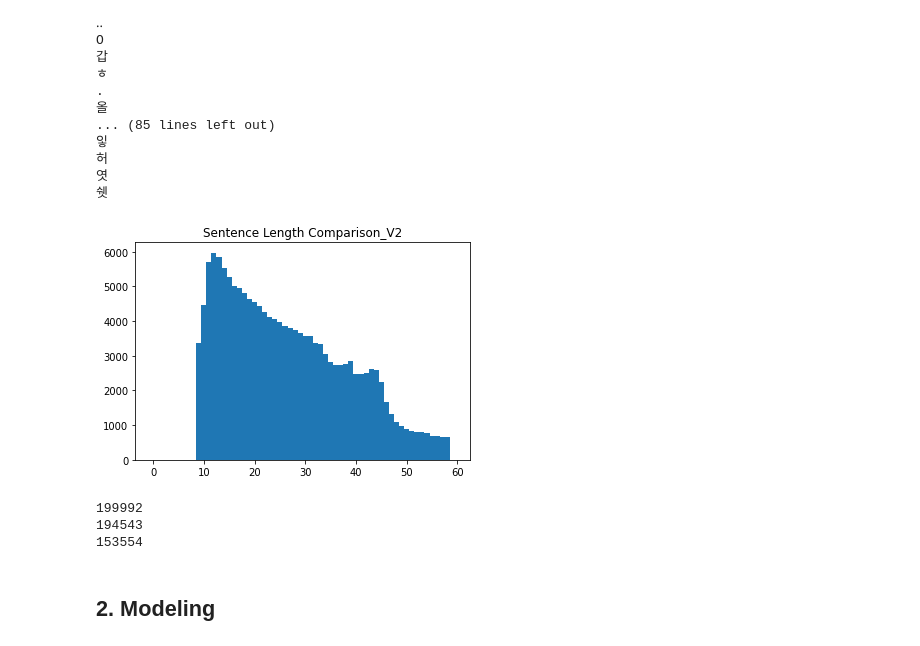
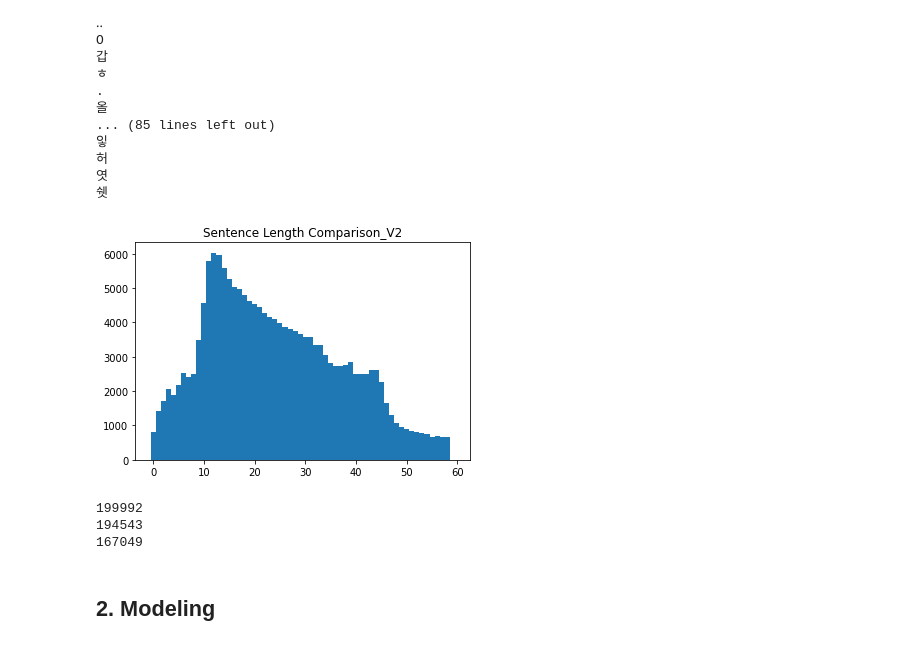
Before and after one commit to justin-on-it/AIFFEL_Explorations, a Jupyter notebook: [GD_01]_NLP_SentencePiece.ipynb, the cells around one changed output. Saved outputs shown, nothing was run; the diff lists cells and outputs as text; code cells hidden in the pictures.

```diff
--- a/[GD_01]_NLP_SentencePiece.ipynb
+++ b/[GD_01]_NLP_SentencePiece.ipynb
@@ -176,13 +187,15 @@ print("문장의 최단 길이:", min_len)
 print("문장의 최장 길이:", max_len)
 print("문장의 평균 길이:", sum_len // len(naver_movie_review_cleaned))
 
-sentence_length = np.zeros((max_len), dtype=np.int)
+sentence_length = np.zeros((max_len), dtype=int)
+#dtype=np.int 에러는 메시지 그대로 np.int -> int로 바꾸면 해결된다.
+  #DeprecationWarning: `np.int` is a deprecated alias for the builtin `int`. To silence this warning, use `int` by itself.
 
 for sen in naver_movie_review_cleaned:
     sentence_length[len(sen)-1] += 1
 
 plt.bar(range(max_len), sentence_length, width=1.0)
-plt.title("Sentence Length Comparison")
+plt.title("Sentence Length Distribution Graph")
 plt.show()
 
 # 평균 10~50자 선에서 대부분의 데이터가 분포되어 있다.
@@ -261,39 +273,47 @@ O
 엿
 쉣
 # %%
+# 10글자 ~ 60글자로 범위를 좁힌다.
+
 max_len = 60
 min_len = 10
+modified_corpus_final = [sentence for sentence
+                         in naver_movie_review_cleaned
+                         if (len(sentence) < max_len) & (len(sentence) >= min_len)]
 
-# 10글자 ~ 60글자로 제한하여 모은다.
-
-modified_corpus_final = [s for s in naver_movie_review_cleaned if (len(s) < max_len) & (len(s) >= min_len)]
+# Source: https://github.com/miinkang/AI_Project_AIFFEL/blob/main/%5BGD-02%5DSentencePiece.ipynb
+modified_corpus_final = []
 modified_corpus_label = []
 for sentence, label in zip(naver_movie_review_df['document'], naver_movie_review_df['label']):
     if (len(sentence) < max_len):
-        modified_corpus.append(sentence)
+        modified_corpus_final.append(sentence)
         modified_corpus_label.append(label)
 
+train_data = naver_movie_review_cleaned[naver_movie_review_cleaned.str.len() <= max_len]
+#naver_movie_review_cleaned는 위에서 중복제거 후 duplicate_data_removed['document']와 같다고 선언했다.
+
 sentence_length = np.zeros((max_len), dtype=int)
+#dtype=np.int 에러는 메시지 그대로 np.int -> int로 바꾸면 해결된다.
 
 for sen in modified_corpus_final:
     sentence_length[len(sen)-1] += 1
 
 plt.bar(range(max_len), sentence_length, width=1.0)
 plt.title("Sentence Length Comparison_V2")
 plt.show()
 # %% [output]
-[figure, old version]
+[figure, new version]
 # %%
 # 처음에 데이터 열었을 때 갯수
 print(len(naver_movie_review_df))
 # 결측치 제거, 중복 제거 후 데이터 갯수
 print(len(naver_movie_review_cleaned))
 # 데이터 범위를 60자로 제한한 후 데이터 갯수
-print(len(modified_corpus_final))
+print(len(train_data))
 # %% [output]
 199992
 194543
-153554
+167049
 # %% [markdown]
 ## 2. Modeling
 # %%
```
Also changed, not shown: parts of 36 cells of this notebook.
